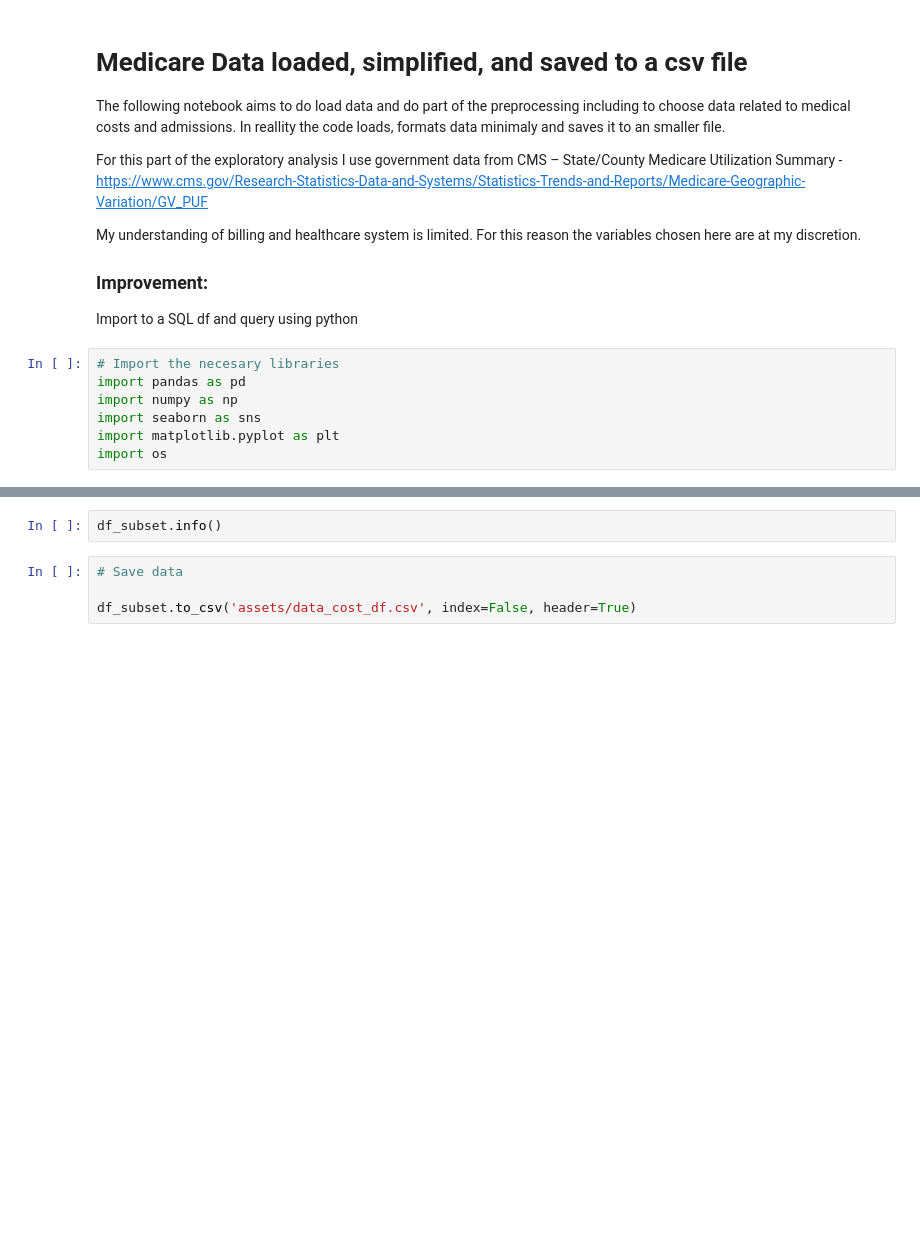
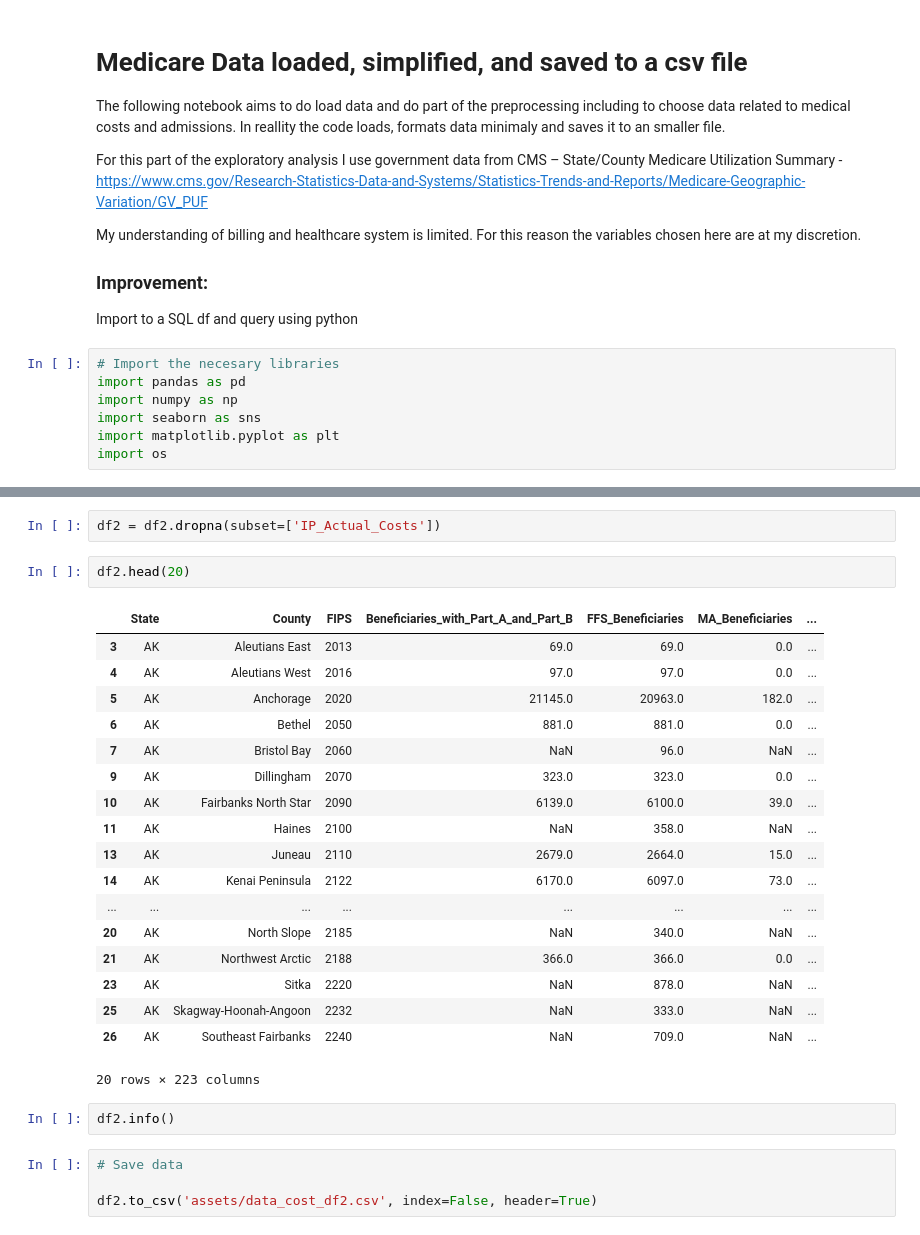
Before and after one commit to MPdeM/food_access, a Jupyter notebook: data_preprocesing_cost.ipynb, the cells around one changed output, grey strips where cells are left out. Cells and saved outputs as stored; diff of their text form; blank space fills up the shorter version.

```diff
--- a/data_preprocesing_cost.ipynb
+++ b/data_preprocesing_cost.ipynb
@@ -97,6 +243,29 @@ df_subset['PQI07_Hypertension_Admission_Rate_(age_75+)'] = pd.to_numeric(df_subs
+# %%
+df2 = df2.dropna(subset=['IP_Actual_Costs'])
+# %%
+df2.head(20)
+# %% [output]
+|  | State | County | FIPS | Beneficiaries_with_Part_A_and_Part_B | FFS_Beneficiaries | MA_Beneficiaries | ... |
+| 3 | AK | Aleutians East | 2013 | 69.0 | 69.0 | 0.0 | ... |
+| 4 | AK | Aleutians West | 2016 | 97.0 | 97.0 | 0.0 | ... |
+| 5 | AK | Anchorage | 2020 | 21145.0 | 20963.0 | 182.0 | ... |
+| 6 | AK | Bethel | 2050 | 881.0 | 881.0 | 0.0 | ... |
+| 7 | AK | Bristol Bay | 2060 | NaN | 96.0 | NaN | ... |
+| 9 | AK | Dillingham | 2070 | 323.0 | 323.0 | 0.0 | ... |
+| 10 | AK | Fairbanks North Star | 2090 | 6139.0 | 6100.0 | 39.0 | ... |
+| 11 | AK | Haines | 2100 | NaN | 358.0 | NaN | ... |
+| 13 | AK | Juneau | 2110 | 2679.0 | 2664.0 | 15.0 | ... |
+| 14 | AK | Kenai Peninsula | 2122 | 6170.0 | 6097.0 | 73.0 | ... |
+| ... | ... | ... | ... | ... | ... | ... | ... |
+| 20 | AK | North Slope | 2185 | NaN | 340.0 | NaN | ... |
+| 21 | AK | Northwest Arctic | 2188 | 366.0 | 366.0 | 0.0 | ... |
+| 23 | AK | Sitka | 2220 | NaN | 878.0 | NaN | ... |
+| 25 | AK | Skagway-Hoonah-Angoon | 2232 | NaN | 333.0 | NaN | ... |
+| 26 | AK | Southeast Fairbanks | 2240 | NaN | 709.0 | NaN | ... |
+20 rows × 223 columns
 # %%
-df_subset.info()
+df2.info()
 # %%
 # Save data
 
-df_subset.to_csv('assets/data_cost_df.csv', index=False, header=True)
+df2.to_csv('assets/data_cost_df2.csv', index=False, header=True)
```
Also changed, not shown: parts of 23 cells of this notebook, 4 other files.
